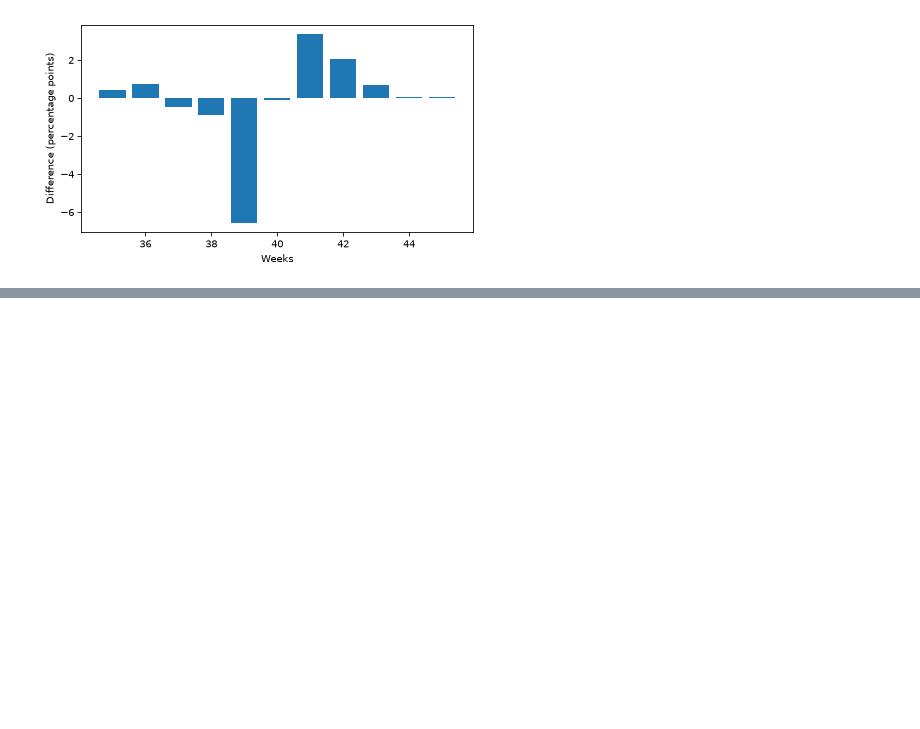
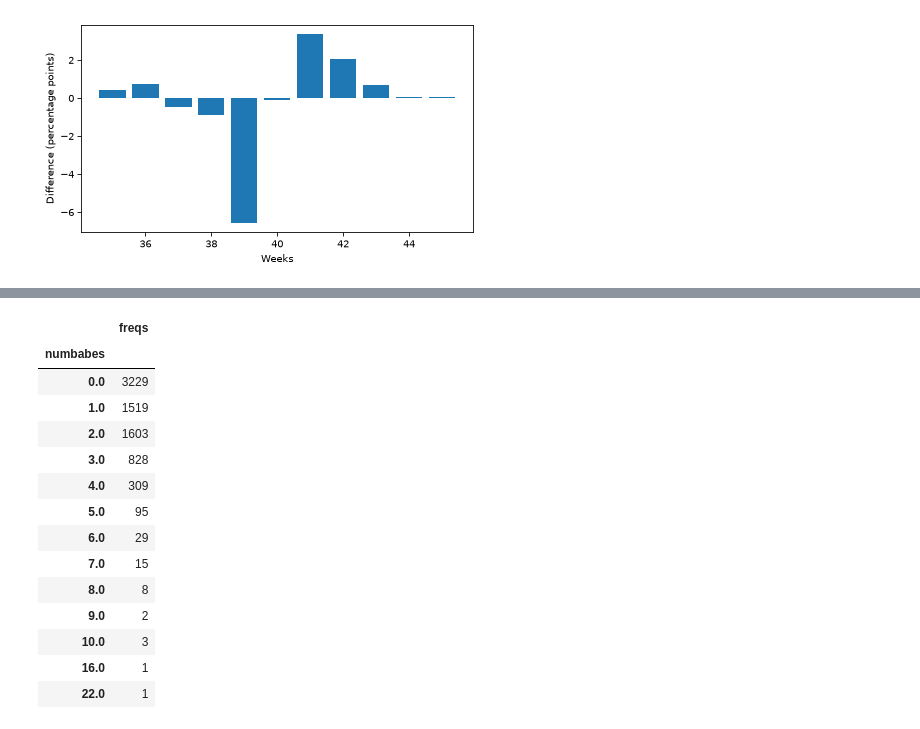
Before and after one commit to acsiuc/think-stats, a Jupyter notebook: notebooks/chapter-03.ipynb, the cells around one changed output, grey strips where cells are left out. Cells and saved outputs as stored; diff of their text form; code cells hidden in the pictures; blank space fills up the shorter version.

```diff
--- a/notebooks/chapter-03.ipynb
+++ b/notebooks/chapter-03.ipynb
@@ -260,0 +290,20 @@ decorate(xlabel = 'Weeks', ylabel = 'Difference (percentage points)')
+# %%
+resp['numbabes'] = resp['numbabes'].replace([97], np.nan)
+babies_ftab = FreqTab.from_seq(resp['numbabes'])
+babies_ftab
+# %% [output]
+|  | freqs |
+| numbabes |  |
+| 0.0 | 3229 |
+| 1.0 | 1519 |
+| 2.0 | 1603 |
+| 3.0 | 828 |
+| 4.0 | 309 |
+| 5.0 | 95 |
+| 6.0 | 29 |
+| 7.0 | 15 |
+| 8.0 | 8 |
+| 9.0 | 2 |
+| 10.0 | 3 |
+| 16.0 | 1 |
+| 22.0 | 1 |
```
Also changed, not shown: parts of 3 cells of this notebook.
